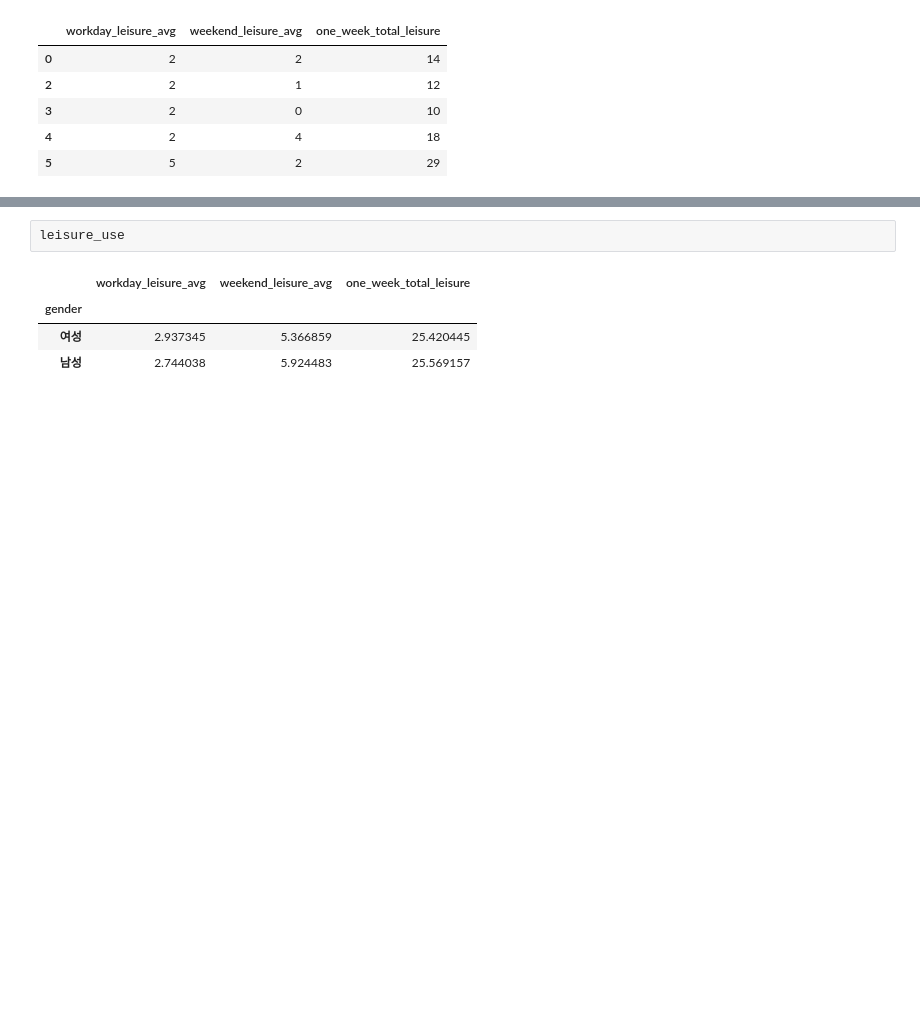
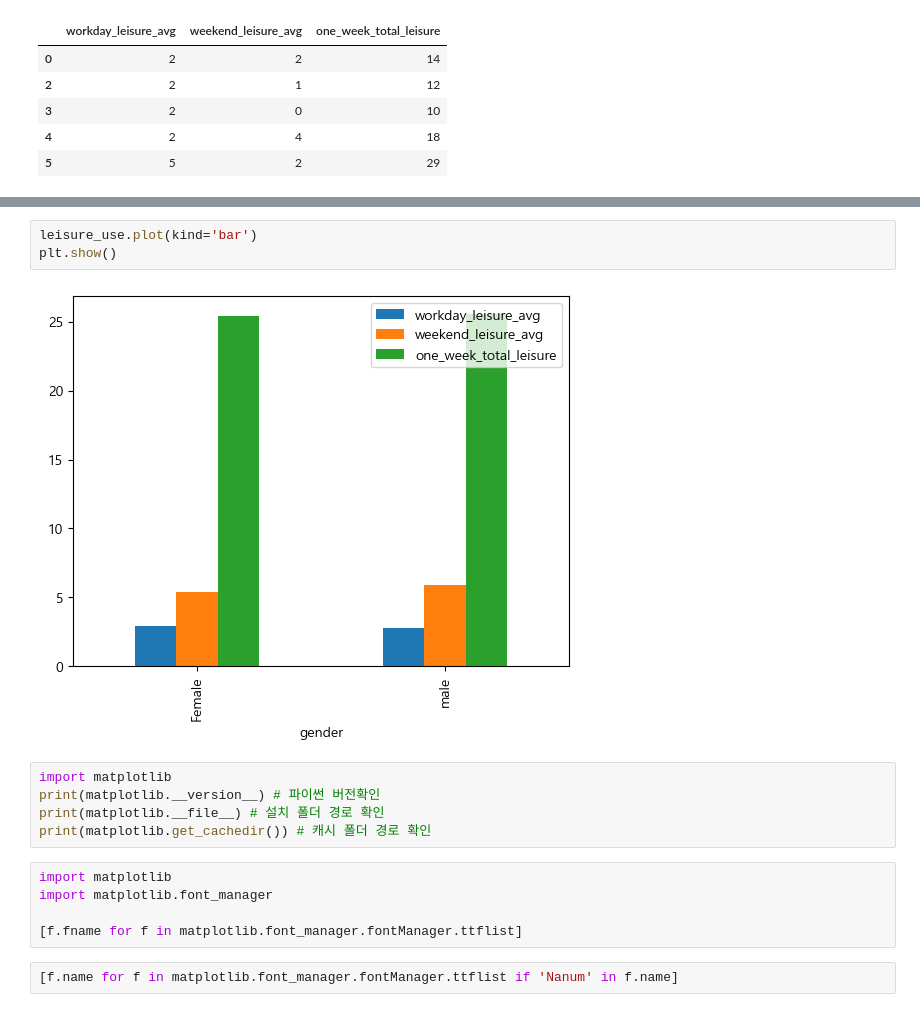
Before and after one commit to yugyeong1/streamlit_leisure_app, a Jupyter notebook: leisure_data.ipynb, the cells around one changed output, grey strips where cells are left out. Drawn from its saved outputs; the diff is of its cells as text; blank space fills up the shorter version.

```diff
--- a/leisure_data.ipynb
+++ b/leisure_data.ipynb
@@ -410,7 +374,17 @@ leisure_use = leisure_use.set_index('gender')
 # %%
-leisure_use
+leisure_use.plot(kind='bar')
+plt.show()
 # %% [output]
-|  | workday_leisure_avg | weekend_leisure_avg | one_week_total_leisure |
-| gender |  |  |  |
-| 여성 | 2.937345 | 5.366859 | 25.420445 |
-| 남성 | 2.744038 | 5.924483 | 25.569157 |
+[figure, added]
+# %%
+import matplotlib
+print(matplotlib.__version__) # 파이썬 버전확인
+print(matplotlib.__file__) # 설치 폴더 경로 확인
+print(matplotlib.get_cachedir()) # 캐시 폴더 경로 확인
+# %%
+import matplotlib
+import matplotlib.font_manager
+
+[f.fname for f in matplotlib.font_manager.fontManager.ttflist]
+# %%
+[f.name for f in matplotlib.font_manager.fontManager.ttflist if 'Nanum' in f.name]
```
Also changed, not shown: parts of 19 cells of this notebook, 1 other file.
